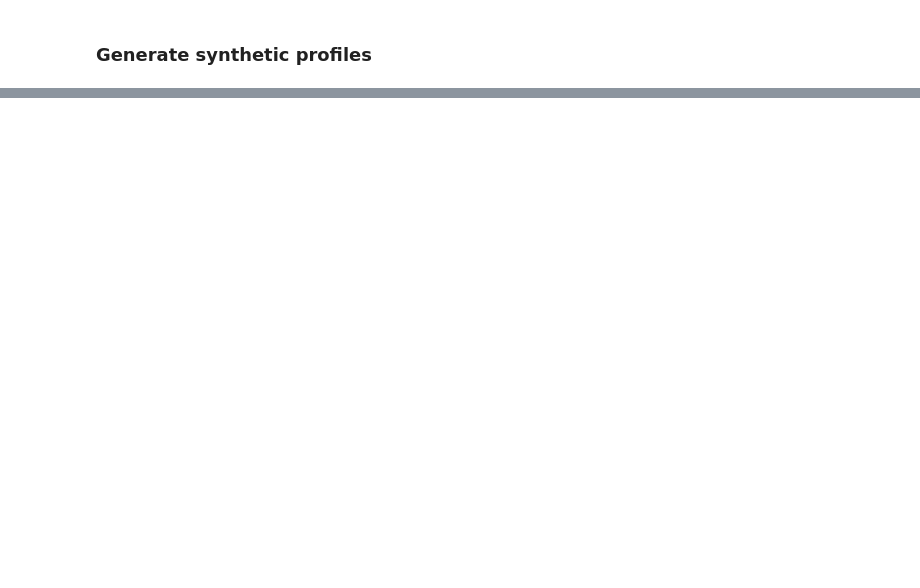
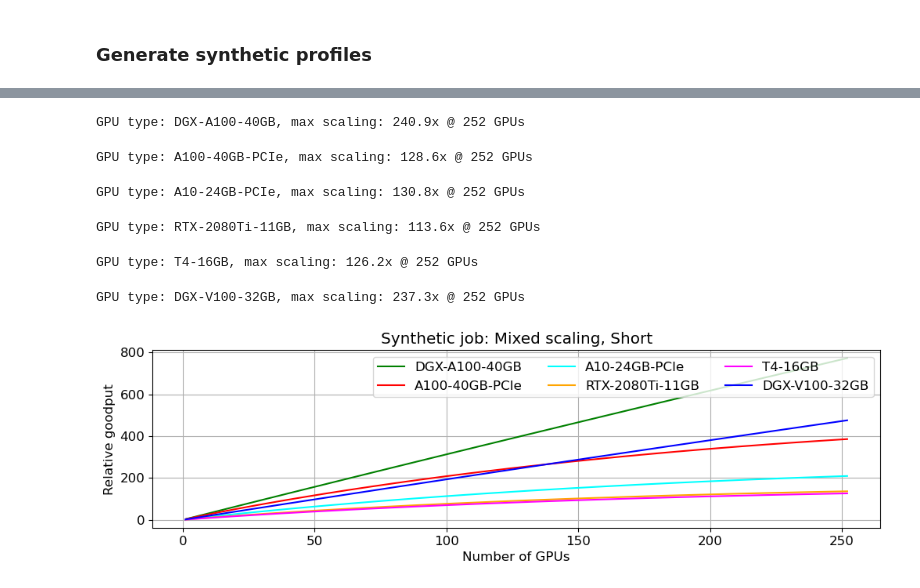
Before and after one commit to suhasjs/continuous-scheduling, a Jupyter notebook: simulator/notebooks/generate_profiles.ipynb, the cells around one changed output, grey strips where cells are left out. Saved outputs shown, nothing was run; the diff lists cells and outputs as text; code cells hidden in the pictures; blank space fills up the shorter version.

```diff
--- a/simulator/notebooks/generate_profiles.ipynb
+++ b/simulator/notebooks/generate_profiles.ipynb
@@ -157,0 +229,35 @@ standardize(plt, size=(12, 3))
+# %%
+# Mixed-linear: short job
+job_configs = {
+  "DGX-A100-40GB": {'base_work_per_gpu': 100, 'work_rate_per_gpu': 80, 'work_attentuation_factor': 1e-3,
+                'compute_time_system_overheads_factor': 1e-4, 'base_comm_per_gpu': 0.05,
+                'work_comm_overlap_factor': 0.95},
+  "A100-40GB-PCIe": {'base_work_per_gpu': 100, 'work_rate_per_gpu': 75, 'work_attentuation_factor': 1e-3,
+                     'compute_time_system_overheads_factor': 2e-3, 'base_comm_per_gpu': 0.2,
+                     'work_comm_overlap_factor': 0.8},
+  "A10-24GB-PCIe": {'base_work_per_gpu': 60, 'work_rate_per_gpu': 40, 'work_attentuation_factor': 1e-3,
+                    'compute_time_system_overheads_factor': 2e-3, 'base_comm_per_gpu': 0.2,
+                    'work_comm_overlap_factor': 0.8},
+  "RTX-2080Ti-11GB": {'base_work_per_gpu': 35, 'work_rate_per_gpu': 30, 'work_attentuation_factor': 2e-3,
+                      'compute_time_system_overheads_factor': 2e-3, 'base_comm_per_gpu': 0.25,
+                      'work_comm_overlap_factor': 0.8},
+  "T4-16GB": {'base_work_per_gpu': 48, 'work_rate_per_gpu': 25, 'work_attentuation_factor': 2e-3,
+                      'compute_time_system_overheads_factor': 2e-3, 'base_comm_per_gpu': 0.25,
+                      'work_comm_overlap_factor': 0.8},
+  "DGX-V100-32GB": {'base_work_per_gpu': 70, 'work_rate_per_gpu': 50, 'work_attentuation_factor': 1e-3,
+                    'compute_time_system_overheads_factor': 1e-4, 'base_comm_per_gpu': 0.10,
+                    'work_comm_overlap_factor': 0.95}
+}
+goodputs = plot_curves(job_configs, gpu_types_to_colors, max_ngpus=256)
+plt.title("Synthetic job: Mixed scaling, Short")
+job_profile = {"max_progress": 400000, "goodputs": goodputs, "params": job_configs}
+with open("../jobs/profiles/synthetic_mixed_short.pkl", "wb") as f:
+  pickle.dump(job_profile, f)
+# %% [output]
+GPU type: DGX-A100-40GB, max scaling: 240.9x @ 252 GPUs
+GPU type: A100-40GB-PCIe, max scaling: 128.6x @ 252 GPUs
+GPU type: A10-24GB-PCIe, max scaling: 130.8x @ 252 GPUs
+GPU type: RTX-2080Ti-11GB, max scaling: 113.6x @ 252 GPUs
+GPU type: T4-16GB, max scaling: 126.2x @ 252 GPUs
+GPU type: DGX-V100-32GB, max scaling: 237.3x @ 252 GPUs
+[figure, added]
```
Also changed, not shown: parts of 13 cells of this notebook, 11 other files.
